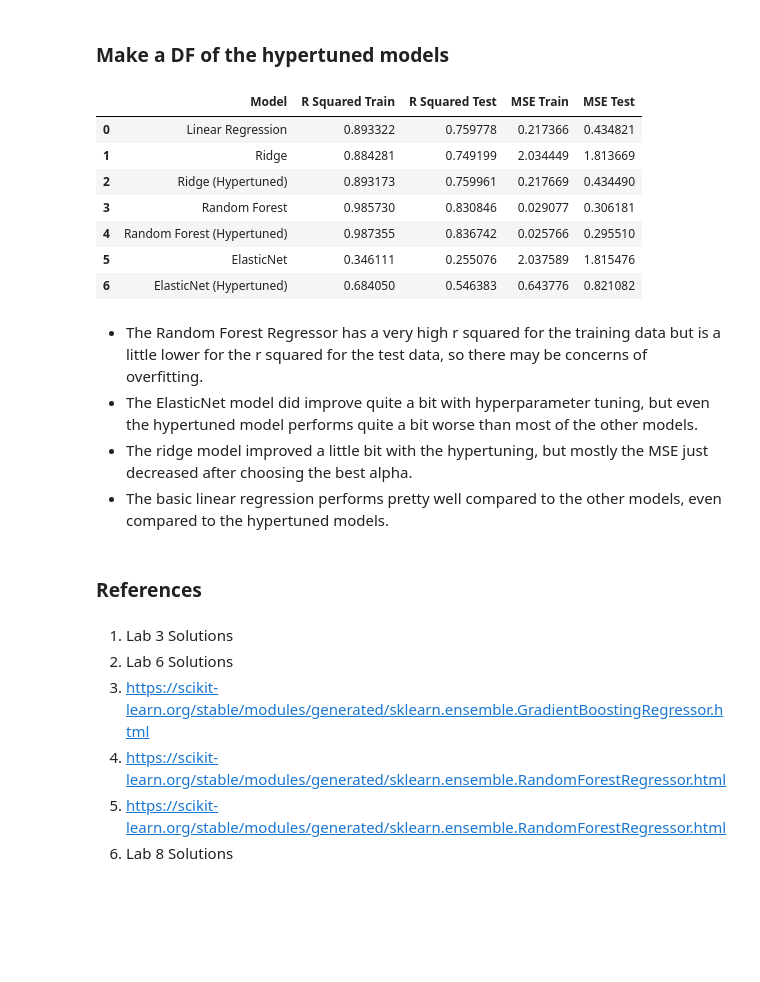
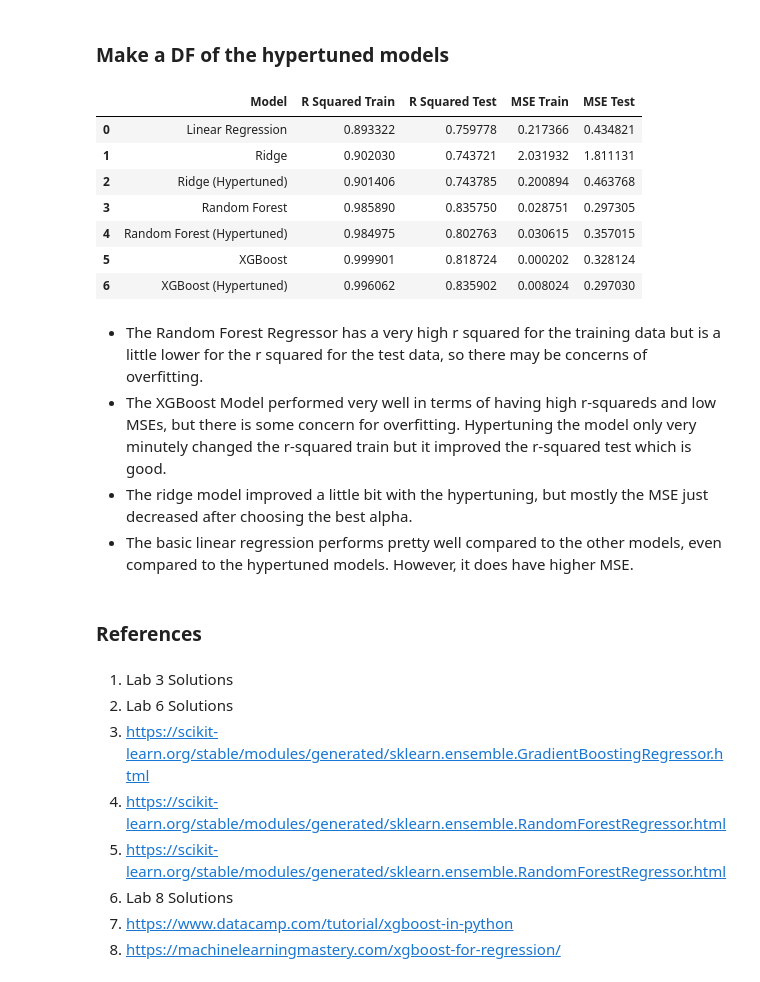
Before and after one commit to MLFP-90803-SP24-FinalProjects/Team13-ML-finalProject-Unveiling-the-Future-of-Women-in-STEM, a Jupyter notebook: Question2Gracie.ipynb, the cells around one changed output. Cells and saved outputs as stored; diff of their text form; code cells hidden in the pictures; blank space fills up the shorter version.

Commit message:
changing new model to xgboost

```diff
--- a/Question2Gracie.ipynb
+++ b/Question2Gracie.ipynb
@@ -381,15 +388,15 @@ model_ridge_best_alpha = Ridge()
 model_ridge_best_alpha.set_params(alpha=best_alpha)
 
 # Train the model by passing some data
-model_ridge_best_alpha.fit(X_train_selected, y_train)
+model_ridge_best_alpha.fit(X_train, y_train)
 
 # Get predictions
-y_pred_train_ridge_best_alpha = model_ridge_best_alpha.predict(X_train_selected)
-y_pred_test_ridge_best_alpha = model_ridge_best_alpha.predict(X_test_selected)
+y_pred_train_ridge_best_alpha = model_ridge_best_alpha.predict(X_train)
+y_pred_test_ridge_best_alpha = model_ridge_best_alpha.predict(X_test)
 
 # Evaluate the model performance
-r_squared_train_ridge_best_alpha = model_ridge_best_alpha.score(X_train_selected, y_train)
-r_squared_test_ridge_best_alpha = model_ridge_best_alpha.score(X_test_selected, y_test)
+r_squared_train_ridge_best_alpha = model_ridge_best_alpha.score(X_train, y_train)
+r_squared_test_ridge_best_alpha = model_ridge_best_alpha.score(X_test, y_test)
 mse_train_ridge_best_alpha = mean_squared_error(y_train, y_pred_train_ridge_best_alpha)
 mse_test_ridge_best_alpha = mean_squared_error(y_test, y_pred_test_ridge_best_alpha)
 
@@ -413,11 +420,11 @@ parameters = {'max_depth': [5, 10, 20],
 # Initialize the model
 rfr = RandomForestRegressor()
 
-#Initialize a GridSearchCV object by passing your model, parameters
+#Initialize a GridSearchCV object by passing the model, parameters
 model_grid_search = GridSearchCV(rfr, parameters, cv=5)
 
 #Train the GridSearchCV
-model_grid_search.fit(X_train_selected, y_train_ensemble)
+model_grid_search.fit(X_train, y_train_ensemble)
 
 ##Print the best parameters
 print("Best Parameters:", model_grid_search.best_params_)
@@ -428,12 +435,12 @@ rfr_finetuned = model_grid_search.best_estimator_
 #Evaluate the model
 
 # Get predictions
-y_pred_train_rfr_finetuned = rfr_finetuned.predict(X_train_selected)
-y_pred_test_rfr_finetuned = rfr_finetuned.predict(X_test_selected)
+y_pred_train_rfr_finetuned = rfr_finetuned.predict(X_train)
+y_pred_test_rfr_finetuned = rfr_finetuned.predict(X_test)
 
 ## r-squared
-r_squared_train_rfr_finetuned = rfr_finetuned.score(X_train_selected, y_train_ensemble)
-r_squared_test_rfr_finetuned = rfr_finetuned.score(X_test_selected, y_test_ensemble)
+r_squared_train_rfr_finetuned = rfr_finetuned.score(X_train, y_train_ensemble)
+r_squared_test_rfr_finetuned = rfr_finetuned.score(X_test, y_test_ensemble)
 
 ## mse
 mse_train_rfr_finetuned = mean_squared_error(y_train_ensemble, y_pred_train_rfr_finetuned)
@@ -543,8 +517,8 @@ finetuned_data = {
         'Ridge (Hypertuned)',
         'Random Forest',
         'Random Forest (Hypertuned)',
-        'ElasticNet',
-        'ElasticNet (Hypertuned)'
+        'XGBoost',
+        'XGBoost (Hypertuned)'
         ],
 
 
@@ -554,58 +528,58 @@ finetuned_data = {
         r_squared_train_ridge_best_alpha,
         r_sq_train_rf,
         r_squared_train_rfr_finetuned,
-        r_sq_train_en,
-        r_squared_train_en_best_alpha
+        r_sq_train_xg,
+        r_squared_train_xgb_finetuned
         ],
 
     'R Squared Test': [
         r_sq_test_lr,
         r_sq_test_ridge,
         r_squared_test_ridge_best_alpha,
         r_sq_test_rf,
         r_squared_test_rfr_finetuned,
-        r_sq_test_en,
-        r_squared_test_en_best_alpha
+        r_sq_test_xg,
+        r_squared_test_xgb_finetuned
         ],
 
     'MSE Train': [
         mse_train_lr,
         mse_train_ridge,
         mse_train_ridge_best_alpha,
         mse_train_rf,
         mse_train_rfr_finetuned,
-        mse_train_en,
-        mse_train_en_best_alpha
+        mse_train_xg,
+        mse_train_xgb_finetuned
         ],
 
     'MSE Test': [
         mse_test_lr,
         mse_test_ridge,
         mse_test_ridge_best_alpha,
         mse_test_rf,
         mse_test_rfr_finetuned,
-        mse_test_en,
-        mse_test_en_best_alpha
+        mse_test_xg,
+        mse_test_xgb_finetuned
     ]
     }
 
 # Create and display a dataframe
 finetuned_results_df = pd.DataFrame(finetuned_data)
 finetuned_results_df
 # %% [output]
 |  | Model | R Squared Train | R Squared Test | MSE Train | MSE Test |
 | 0 | Linear Regression | 0.893322 | 0.759778 | 0.217366 | 0.434821 |
-| 1 | Ridge | 0.884281 | 0.749199 | 2.034449 | 1.813669 |
-| 2 | Ridge (Hypertuned) | 0.893173 | 0.759961 | 0.217669 | 0.434490 |
-| 3 | Random Forest | 0.985730 | 0.830846 | 0.029077 | 0.306181 |
-| 4 | Random Forest (Hypertuned) | 0.987355 | 0.836742 | 0.025766 | 0.295510 |
-| 5 | ElasticNet | 0.346111 | 0.255076 | 2.037589 | 1.815476 |
-| 6 | ElasticNet (Hypertuned) | 0.684050 | 0.546383 | 0.643776 | 0.821082 |
+| 1 | Ridge | 0.902030 | 0.743721 | 2.031932 | 1.811131 |
+| 2 | Ridge (Hypertuned) | 0.901406 | 0.743785 | 0.200894 | 0.463768 |
+| 3 | Random Forest | 0.985890 | 0.835750 | 0.028751 | 0.297305 |
+| 4 | Random Forest (Hypertuned) | 0.984975 | 0.802763 | 0.030615 | 0.357015 |
+| 5 | XGBoost | 0.999901 | 0.818724 | 0.000202 | 0.328124 |
+| 6 | XGBoost (Hypertuned) | 0.996062 | 0.835902 | 0.008024 | 0.297030 |
 # %% [markdown]
 - The Random Forest Regressor has a very high r squared for the training data but is a little lower for the r squared for the test data, so there may be concerns of overfitting.
-- The ElasticNet model did improve quite a bit with hyperparameter tuning, but even the hypertuned model performs quite a bit worse than most of the other models.
+- The XGBoost Model performed very well in terms of having high r-squareds and low MSEs, but there is some concern for overfitting. Hypertuning the model only very minutely changed the r-squared train but it  improved the r-squared test which is good.
 - The ridge model improved a little bit with the hypertuning, but mostly the MSE just decreased after choosing the best alpha.
-- The basic linear regression performs pretty well compared to the other models, even compared to the hypertuned models.
+- The basic linear regression performs pretty well compared to the other models, even compared to the hypertuned models. However, it does have higher MSE.
 # %% [markdown]
 ### References
 # %% [markdown]
@@ -615,3 +589,5 @@ finetuned_results_df
 4. https://scikit-learn.org/stable/modules/generated/sklearn.ensemble.RandomForestRegressor.html
 5. https://scikit-learn.org/stable/modules/generated/sklearn.ensemble.RandomForestRegressor.html
 6. Lab 8 Solutions
+7. https://www.datacamp.com/tutorial/xgboost-in-python
+8. https://machinelearningmastery.com/xgboost-for-regression/
```
Also changed, not shown: parts of 21 cells of this notebook.
